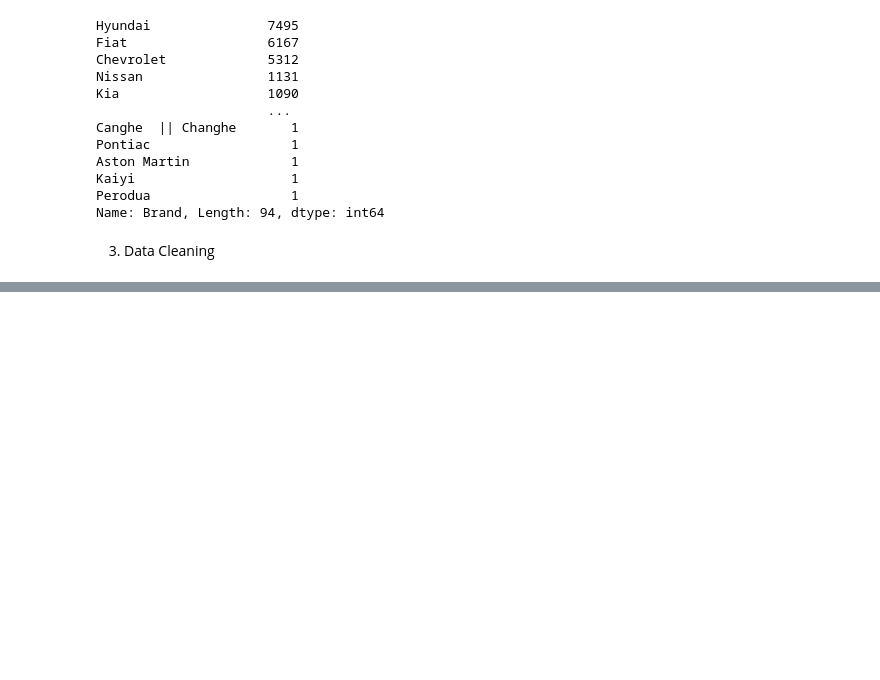
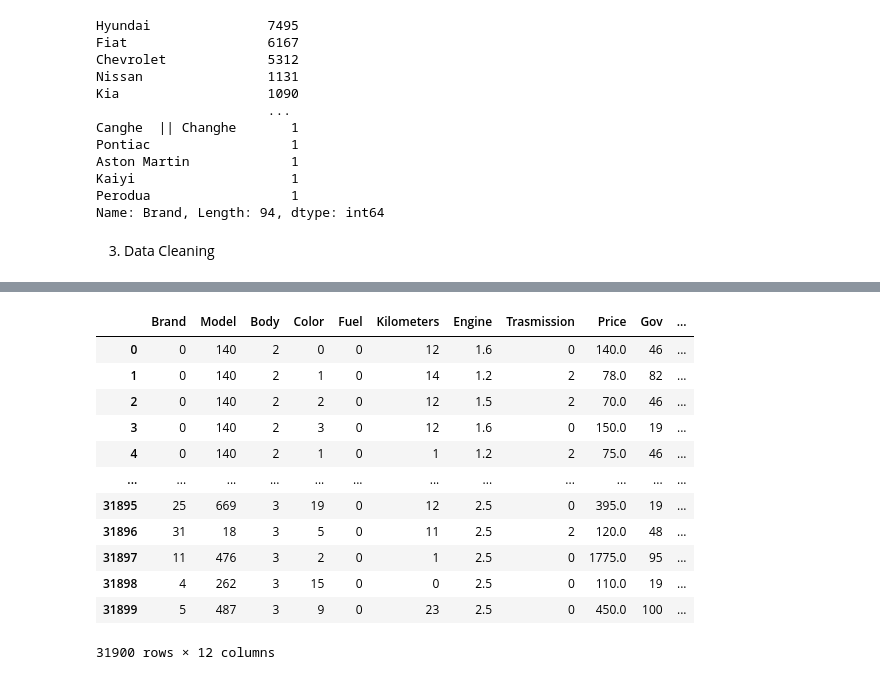
Before and after one commit to Yousif-Ahmed/Sayarty, a Jupyter notebook: Sayarty.ipynb, the cells around one changed output, grey strips where cells are left out. Cells and saved outputs as stored; diff of their text form; code cells hidden in the pictures; blank space fills up the shorter version.

```diff
--- a/Sayarty.ipynb
+++ b/Sayarty.ipynb
@@ -130,0 +331,16 @@ pd.DataFrame({'': df.columns , 'Number of unique values':  df.nunique().values})
+# %%
+df_copy
+# %% [output]
+|  | Brand | Model | Body | Color | Fuel | Kilometers | Engine | Trasmission | Price | Gov | ... |
+| 0 | 0 | 140 | 2 | 0 | 0 | 12 | 1.6 | 0 | 140.0 | 46 | ... |
+| 1 | 0 | 140 | 2 | 1 | 0 | 14 | 1.2 | 2 | 78.0 | 82 | ... |
+| 2 | 0 | 140 | 2 | 2 | 0 | 12 | 1.5 | 2 | 70.0 | 46 | ... |
+| 3 | 0 | 140 | 2 | 3 | 0 | 12 | 1.6 | 0 | 150.0 | 19 | ... |
+| 4 | 0 | 140 | 2 | 1 | 0 | 1 | 1.2 | 2 | 75.0 | 46 | ... |
+| ... | ... | ... | ... | ... | ... | ... | ... | ... | ... | ... | ... |
+| 31895 | 25 | 669 | 3 | 19 | 0 | 12 | 2.5 | 0 | 395.0 | 19 | ... |
+| 31896 | 31 | 18 | 3 | 5 | 0 | 11 | 2.5 | 2 | 120.0 | 48 | ... |
+| 31897 | 11 | 476 | 3 | 2 | 0 | 1 | 2.5 | 0 | 1775.0 | 95 | ... |
+| 31898 | 4 | 262 | 3 | 15 | 0 | 0 | 2.5 | 0 | 110.0 | 19 | ... |
+| 31899 | 5 | 487 | 3 | 9 | 0 | 23 | 2.5 | 0 | 450.0 | 100 | ... |
+31900 rows × 12 columns
```
Also changed, not shown: parts of 16 cells of this notebook.
